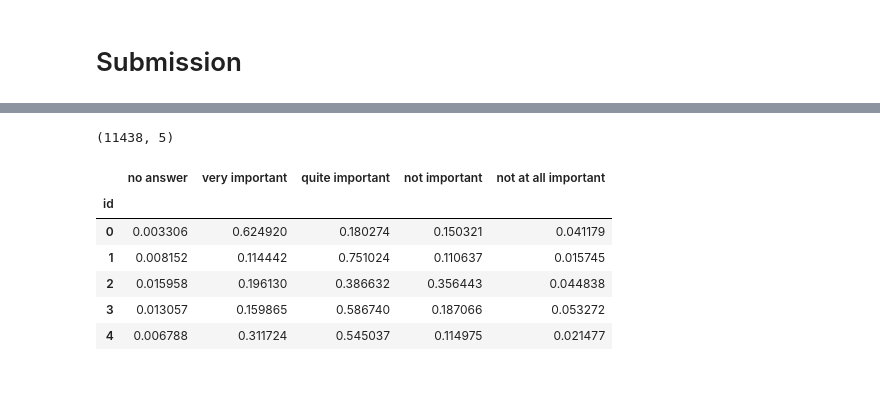
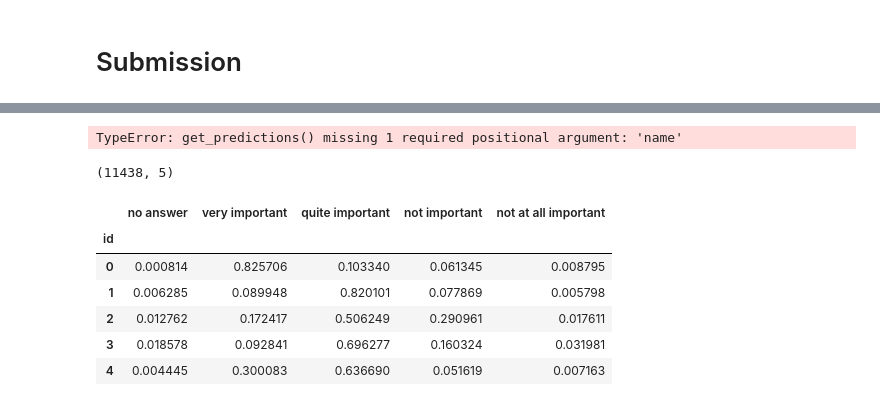
Before and after one commit to ezafar/STAT441_FinalProject, a Jupyter notebook: models/01_LightGBM.ipynb, the cells around one changed output, grey strips where cells are left out. Cells and saved outputs as stored; diff of their text form; code cells hidden in the pictures.

```diff
--- a/models/01_LightGBM.ipynb
+++ b/models/01_LightGBM.ipynb
@@ -28,6 +28,9 @@ for col in categoricals:
 # %%
+# Choose the X from above to split for training (X_obj_dropped or X_encoded)
+X_to_split = X_obj_dropped
+
 # Make Train/Test Split
-X_train, X_test, y_train, y_test = train_test_split(X_encoded, y, test_size = 0.3, random_state = 42)
+X_train, X_test, y_train, y_test = train_test_split(X_to_split, y, test_size = 0.3, random_state = 42)
 # %% [markdown]
 # 01 - Naive LGB
 # %%
@@ -164,19 +224,2 @@ lgb.plot_importance(model, max_num_features=50, figsize=(50,40))
 # %% [markdown]
 # Submission
-# %%
-# Train Model on Full Data
-params = {
-    "num_leaves": 10,
-    "metric": "multi_logloss",
-    "boosting_type": "gbdt",
-    'feature_fraction': 0.8,
-    'bagging_fraction': 0.8,
-    'bagging_freq': 5,
-    "learning_rate": 0.05,
-    "objective": "multiclass",
-    "boost_from_average": True,
-    "num_class" : 5,
-}
-
-final_model = lgb.LGBMCl(**params)
-final_model.fit(X, y)
@@ -207,0 +226,4 @@ predictions = final_model.predict(X_test_subm)
+# %%
+# Train Model on Full Data
+final_model = lgb.LGBMClassifier(**params, n_estimators=model.best_iteration)
+final_model.fit(X_obj_dropped, y)
@@ -208,17 +250,24 @@ predictions = final_model.predict(X_test_subm)
+# %%
+X_test_subm = get_test()
+X_test_subm = X_test_subm.select_dtypes(exclude=['object'])
+pred_df = get_predictions(final_model, X_test_subm)
+# %% [output]
+TypeError: get_predictions() missing 1 required positional argument: 'name'
 # %%
 # Make a df of preds
+predictions = final_model.predict_proba(X_test_subm)
 preds_df = pd.DataFrame(predictions, columns=['no answer', 'very important', 'quite important', 'not important', 'not at all important'])
 preds_df.index.name = 'id'
 print(preds_df.shape)
 preds_df.head()
 # %% [output]
 (11438, 5)
 |  | no answer | very important | quite important | not important | not at all important |
 | id |  |  |  |  |  |
-| 0 | 0.003306 | 0.624920 | 0.180274 | 0.150321 | 0.041179 |
-| 1 | 0.008152 | 0.114442 | 0.751024 | 0.110637 | 0.015745 |
-| 2 | 0.015958 | 0.196130 | 0.386632 | 0.356443 | 0.044838 |
-| 3 | 0.013057 | 0.159865 | 0.586740 | 0.187066 | 0.053272 |
-| 4 | 0.006788 | 0.311724 | 0.545037 | 0.114975 | 0.021477 |
+| 0 | 0.000814 | 0.825706 | 0.103340 | 0.061345 | 0.008795 |
+| 1 | 0.006285 | 0.089948 | 0.820101 | 0.077869 | 0.005798 |
+| 2 | 0.012762 | 0.172417 | 0.506249 | 0.290961 | 0.017611 |
+| 3 | 0.018578 | 0.092841 | 0.696277 | 0.160324 | 0.031981 |
+| 4 | 0.004445 | 0.300083 | 0.636690 | 0.051619 | 0.007163 |
 # %%
 # Save to CSV
```
Also changed, not shown: parts of 19 cells of this notebook, 3 other files.
